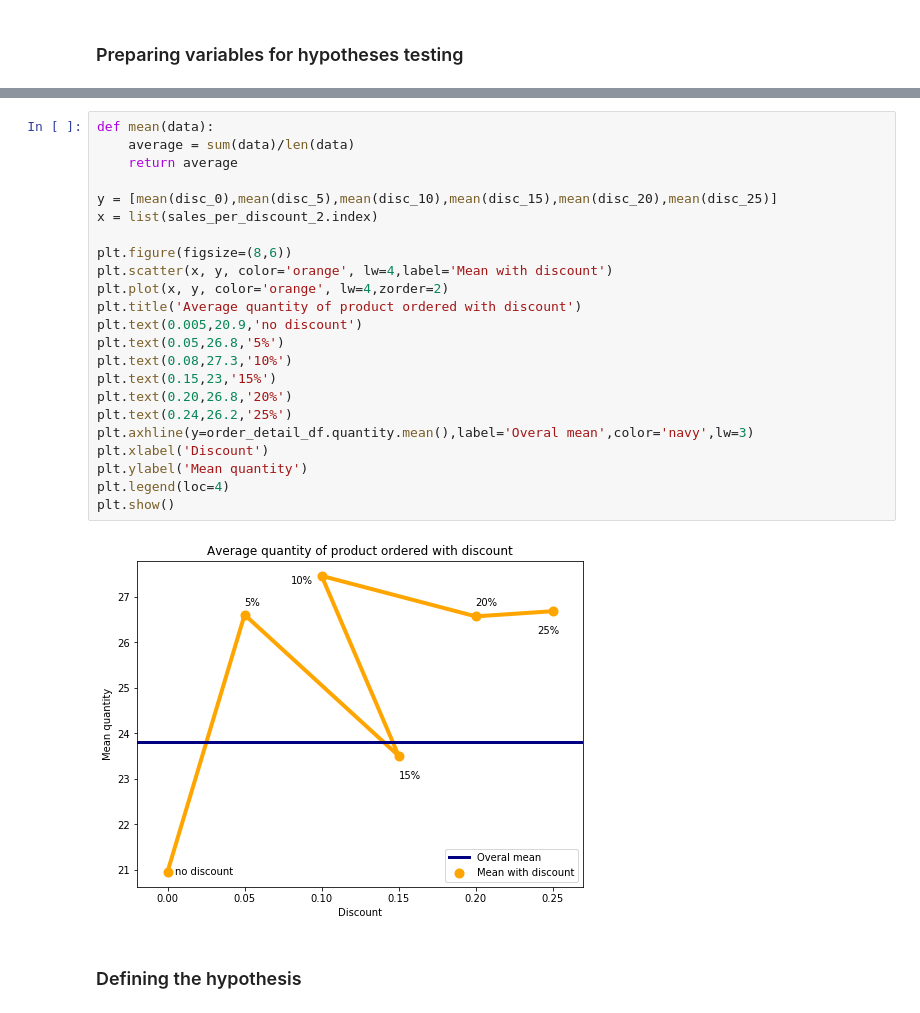
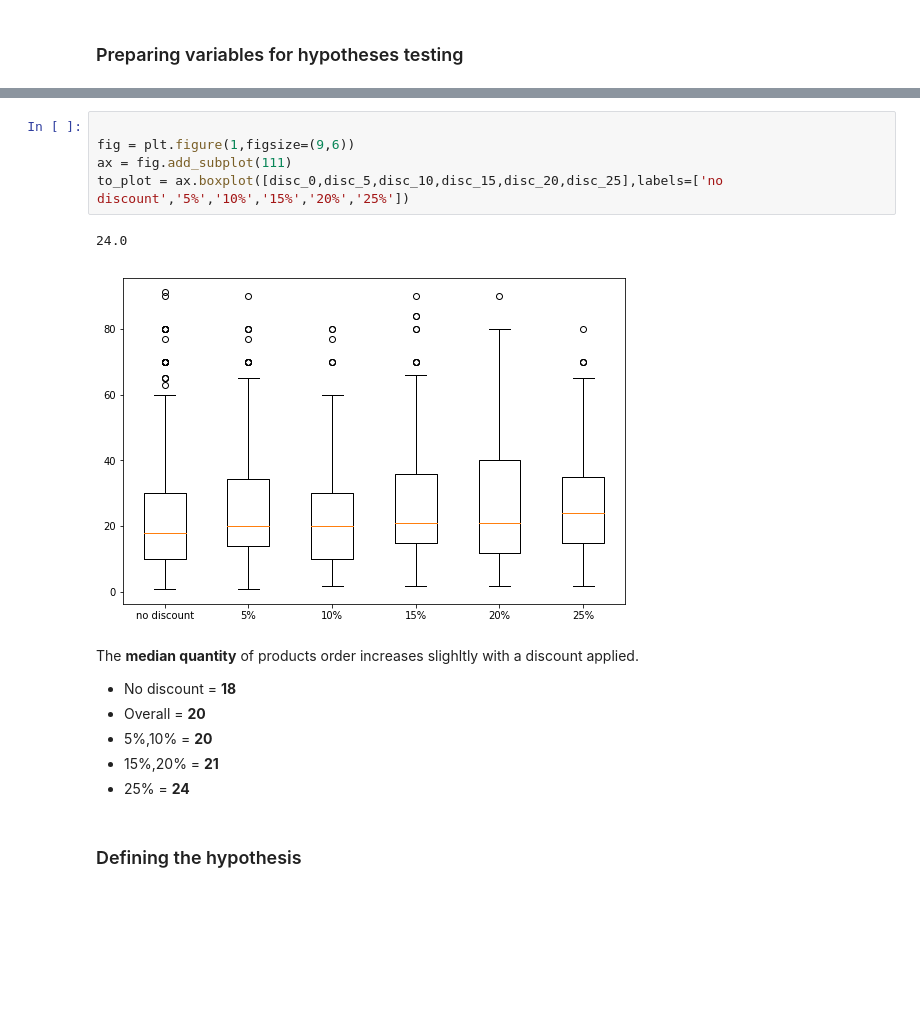
Before and after one commit to nikolholicka/Hypotesis_Testing_Northwind_Database, a Jupyter notebook: Hypotheses_Testing_Mod3_Project.ipynb, the cells around one changed output, grey strips where cells are left out. Cells and saved outputs as stored; diff of their text form; blank space fills up the shorter version.

Commit message:
finishing q1 adding boxplot

```diff
--- a/Hypotheses_Testing_Mod3_Project.ipynb
+++ b/Hypotheses_Testing_Mod3_Project.ipynb
@@ -131,30 +132,20 @@ disc_25 = tuple_to_list(discount_25)
 no_discount = np.array(disc_0)
 some_discount = np.array(disc_5 + disc_10 + disc_15 + disc_20 + disc_25)
-# %%
-def mean(data):
-    average = sum(data)/len(data)
-    return average
-
-y = [mean(disc_0),mean(disc_5),mean(disc_10),mean(disc_15),mean(disc_20),mean(disc_25)]
-x = list(sales_per_discount_2.index)
-
-plt.figure(figsize=(8,6))
-plt.scatter(x, y, color='orange', lw=4,label='Mean with discount')
-plt.plot(x, y, color='orange', lw=4,zorder=2)
-plt.title('Average quantity of product ordered with discount')
-plt.text(0.005,20.9,'no discount')
-plt.text(0.05,26.8,'5%')
-plt.text(0.08,27.3,'10%')
-plt.text(0.15,23,'15%')
-plt.text(0.20,26.8,'20%')
-plt.text(0.24,26.2,'25%')
-plt.axhline(y=order_detail_df.quantity.mean(),label='Overal mean',color='navy',lw=3)
-plt.xlabel('Discount')
-plt.ylabel('Mean quantity')
-plt.legend(loc=4)
-plt.show()
-# %% [output]
-[figure, removed]
+# %%
+
+fig = plt.figure(1,figsize=(9,6))
+ax = fig.add_subplot(111)
+to_plot = ax.boxplot([disc_0,disc_5,disc_10,disc_15,disc_20,disc_25],labels=['no discount','5%','10%','15%','20%','25%'])
+# %% [output]
+24.0
+[figure, added]
+# %% [markdown]
+The **median quantity** of products order increases slighltly with a discount applied.
+* No discount =  **18**
+* Overall = **20**
+* 5%,10% = **20**
+* 15%,20% = **21**
+* 25% = **24**
 # %% [markdown]
 ### Defining the hypothesis
 # %% [markdown]
```
Also changed, not shown: parts of 10 cells of this notebook.
